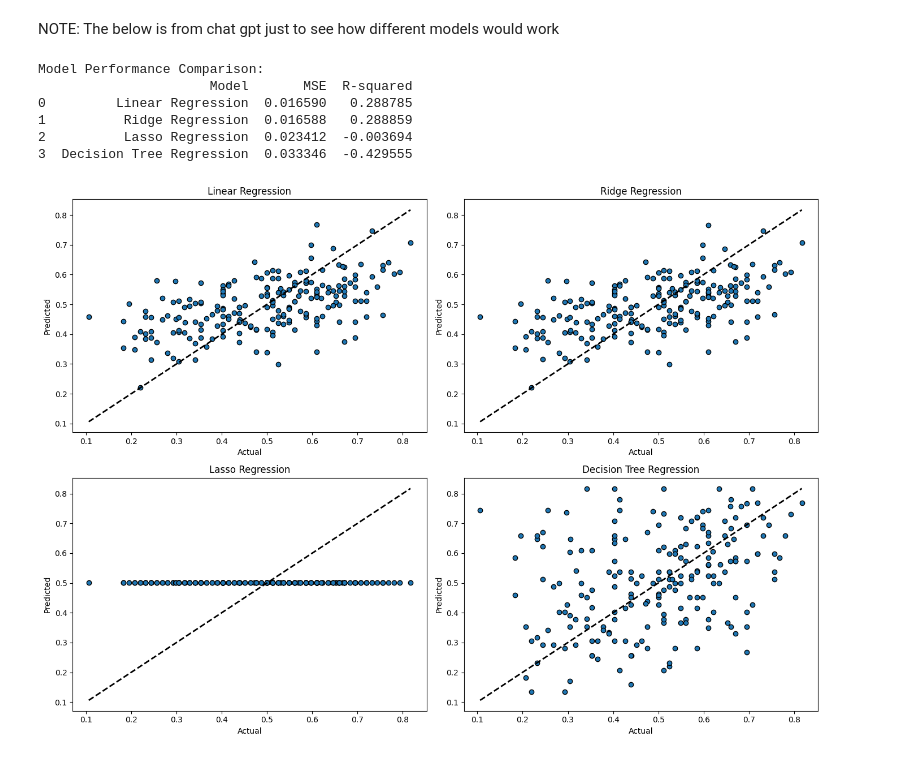
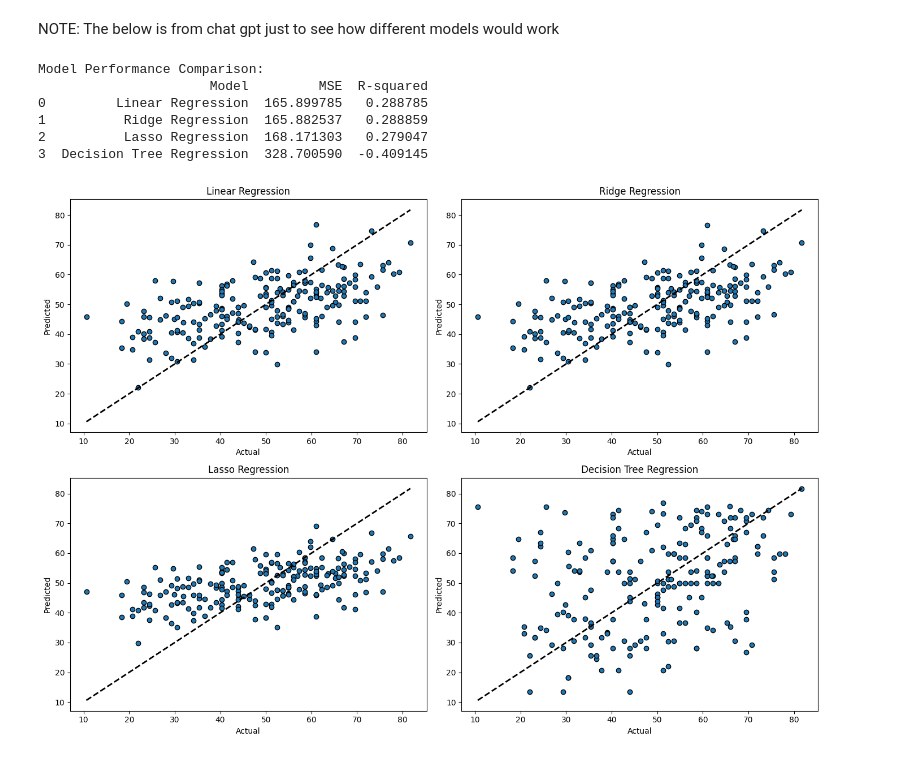
Before and after one commit to ChinmayVar/FinalProject156, a Jupyter notebook: final_proj.ipynb, the cells around one changed output. Drawn from its saved outputs; the diff is of its cells as text; code cells hidden in the pictures.

```diff
--- a/final_proj.ipynb
+++ b/final_proj.ipynb
@@ -25,9 +25,9 @@ df = df.dropna() # drop NAs
 # data cleaning
 df = df.iloc[:, 3:-6]
 df = df.drop(df.columns[[2, 3, 4]], axis=1)
-wins = df['W']
 
 df = df.div(df['G'], axis=0).drop(columns=['G']) # making the season total stats per game stats
+df['W'] = df['W'] * 100
 
 df.head()
 # %% [output]
@@ -109,14 +109,14 @@ mse_lr = mean_squared_error(y_new, y_pred_lr)
 r2_lr = r2_score(y_new, y_pred_lr)
 
 # Ridge Regression
-ridge = Ridge(alpha=1.0)
+ridge = Ridge()
 ridge.fit(X_train_tilde_pca, y_train)
 y_pred_ridge = ridge.predict(X_new_tilde_pca)
 mse_ridge = mean_squared_error(y_new, y_pred_ridge)
 r2_ridge = r2_score(y_new, y_pred_ridge)
 
 # Lasso Regression
-lasso = Lasso(alpha=0.1)
+lasso = Lasso()
 lasso.fit(X_train_tilde_pca, y_train)
 y_pred_lasso = lasso.predict(X_new_tilde_pca)
 mse_lasso = mean_squared_error(y_new, y_pred_lasso)
@@ -151,36 +151,36 @@ plt.ylabel('Predicted')
 plt.title('Linear Regression')
 
 # Ridge Regression
 plt.subplot(2, 2, 2)
 plt.scatter(y_new, y_pred_ridge, edgecolors=(0, 0, 0))
 plt.plot([y_new.min(), y_new.max()], [y_new.min(), y_new.max()], 'k--', lw=2)
 plt.xlabel('Actual')
 plt.ylabel('Predicted')
 plt.title('Ridge Regression')
 
 # Lasso Regression
 plt.subplot(2, 2, 3)
 plt.scatter(y_new, y_pred_lasso, edgecolors=(0, 0, 0))
 plt.plot([y_new.min(), y_new.max()], [y_new.min(), y_new.max()], 'k--', lw=2)
 plt.xlabel('Actual')
 plt.ylabel('Predicted')
 plt.title('Lasso Regression')
 
 # Decision Tree Regression
 plt.subplot(2, 2, 4)
 plt.scatter(y_new, y_pred_dt, edgecolors=(0, 0, 0))
 plt.plot([y_new.min(), y_new.max()], [y_new.min(), y_new.max()], 'k--', lw=2)
 plt.xlabel('Actual')
 plt.ylabel('Predicted')
 plt.title('Decision Tree Regression')
 
 plt.tight_layout()
 plt.show()
 # %% [output]
 Model Performance Comparison:
-                      Model       MSE  R-squared
-0         Linear Regression  0.016590   0.288785
-1          Ridge Regression  0.016588   0.288859
-2          Lasso Regression  0.023412  -0.003694
-3  Decision Tree Regression  0.033346  -0.429555
+                      Model         MSE  R-squared
+0         Linear Regression  165.899785   0.288785
+1          Ridge Regression  165.882537   0.288859
+2          Lasso Regression  168.171303   0.279047
+3  Decision Tree Regression  328.700590  -0.409145
-[figure, old version]
+[figure, new version]
```
Also changed, not shown: parts of 1 cell of this notebook.
